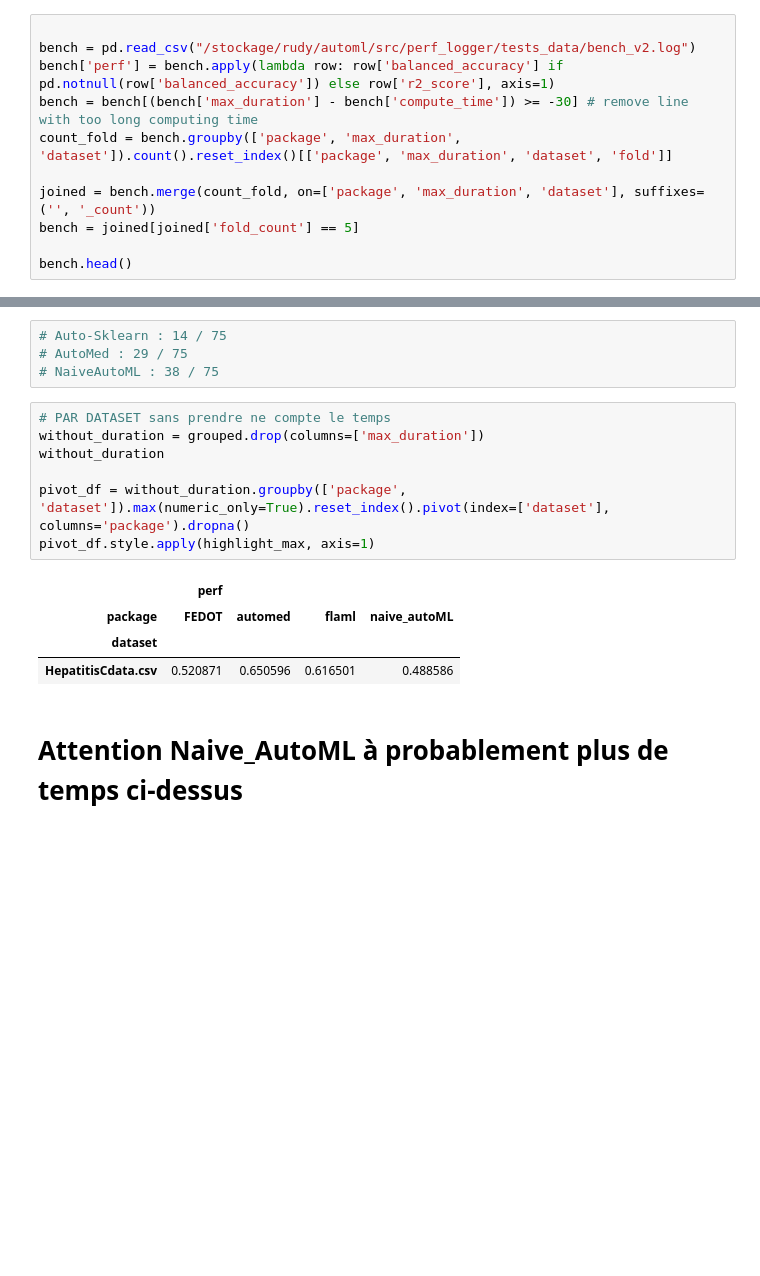
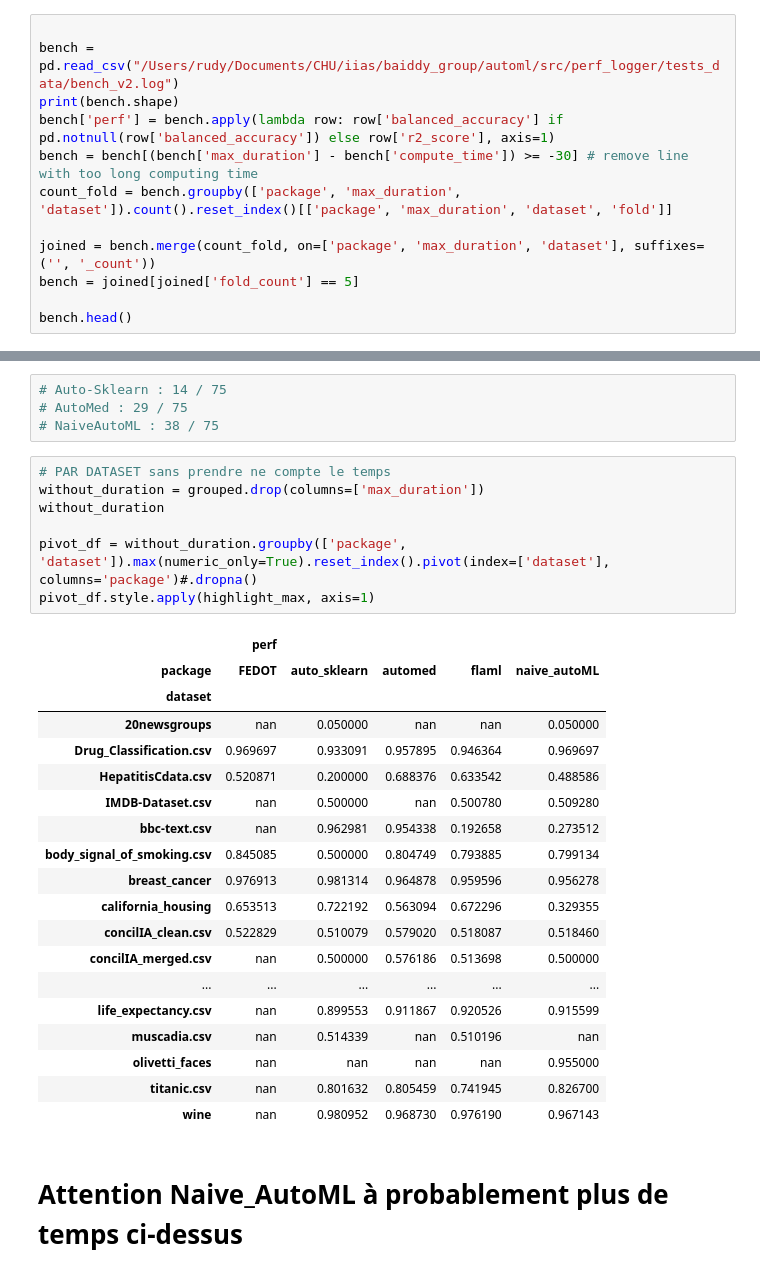
Before and after one commit to IIAS-Research/iaml, a Jupyter notebook: src/sandbox/compare_bench2.ipynb, the cells around one changed output, grey strips where cells are left out. Cells and saved outputs as stored; diff of their text form; blank space fills up the shorter version.

```diff
--- a/src/sandbox/compare_bench2.ipynb
+++ b/src/sandbox/compare_bench2.ipynb
@@ -31,7 +33,8 @@ def compte_les_points(df):
 # Clean
 # %%
 
-bench = pd.read_csv("/stockage/rudy/automl/src/perf_logger/tests_data/bench_v2.log")
+bench = pd.read_csv("/Users/rudy/Documents/CHU/iias/baiddy_group/automl/src/perf_logger/tests_data/bench_v2.log")
+print(bench.shape)
 bench['perf'] = bench.apply(lambda row: row['balanced_accuracy'] if pd.notnull(row['balanced_accuracy']) else row['r2_score'], axis=1)
 bench = bench[(bench['max_duration'] - bench['compute_time']) >= -30] # remove line with too long computing time
 count_fold = bench.groupby(['package', 'max_duration', 'dataset']).count().reset_index()[['package', 'max_duration', 'dataset', 'fold']]
@@ -98,15 +136,30 @@ naive_autoML : 0 / 1
 # %%
 # PAR DATASET sans prendre ne compte le temps
 without_duration = grouped.drop(columns=['max_duration'])
 without_duration
 
-pivot_df = without_duration.groupby(['package', 'dataset']).max(numeric_only=True).reset_index().pivot(index=['dataset'], columns='package').dropna()
+pivot_df = without_duration.groupby(['package', 'dataset']).max(numeric_only=True).reset_index().pivot(index=['dataset'], columns='package')#.dropna()
 pivot_df.style.apply(highlight_max, axis=1)
 # %% [output]
-|  | perf |  |  |  |
-| package | FEDOT | automed | flaml | naive_autoML |
-| dataset |  |  |  |  |
-| HepatitisCdata.csv | 0.520871 | 0.650596 | 0.616501 | 0.488586 |
+|  | perf |  |  |  |  |
+| package | FEDOT | auto_sklearn | automed | flaml | naive_autoML |
+| dataset |  |  |  |  |  |
+| 20newsgroups | nan | 0.050000 | nan | nan | 0.050000 |
+| Drug_Classification.csv | 0.969697 | 0.933091 | 0.957895 | 0.946364 | 0.969697 |
+| HepatitisCdata.csv | 0.520871 | 0.200000 | 0.688376 | 0.633542 | 0.488586 |
+| IMDB-Dataset.csv | nan | 0.500000 | nan | 0.500780 | 0.509280 |
+| bbc-text.csv | nan | 0.962981 | 0.954338 | 0.192658 | 0.273512 |
+| body_signal_of_smoking.csv | 0.845085 | 0.500000 | 0.804749 | 0.793885 | 0.799134 |
+| breast_cancer | 0.976913 | 0.981314 | 0.964878 | 0.959596 | 0.956278 |
+| california_housing | 0.653513 | 0.722192 | 0.563094 | 0.672296 | 0.329355 |
+| concilIA_clean.csv | 0.522829 | 0.510079 | 0.579020 | 0.518087 | 0.518460 |
+| concilIA_merged.csv | nan | 0.500000 | 0.576186 | 0.513698 | 0.500000 |
+| ... | ... | ... | ... | ... | ... |
+| life_expectancy.csv | nan | 0.899553 | 0.911867 | 0.920526 | 0.915599 |
+| muscadia.csv | nan | 0.514339 | nan | 0.510196 | nan |
+| olivetti_faces | nan | nan | nan | nan | 0.955000 |
+| titanic.csv | nan | 0.801632 | 0.805459 | 0.741945 | 0.826700 |
+| wine | nan | 0.980952 | 0.968730 | 0.976190 | 0.967143 |
 # %% [markdown]
 # Attention Naive_AutoML à probablement plus de temps ci-dessus
 # %%
```
Also changed, not shown: parts of 18 cells of this notebook, 3 other files.
